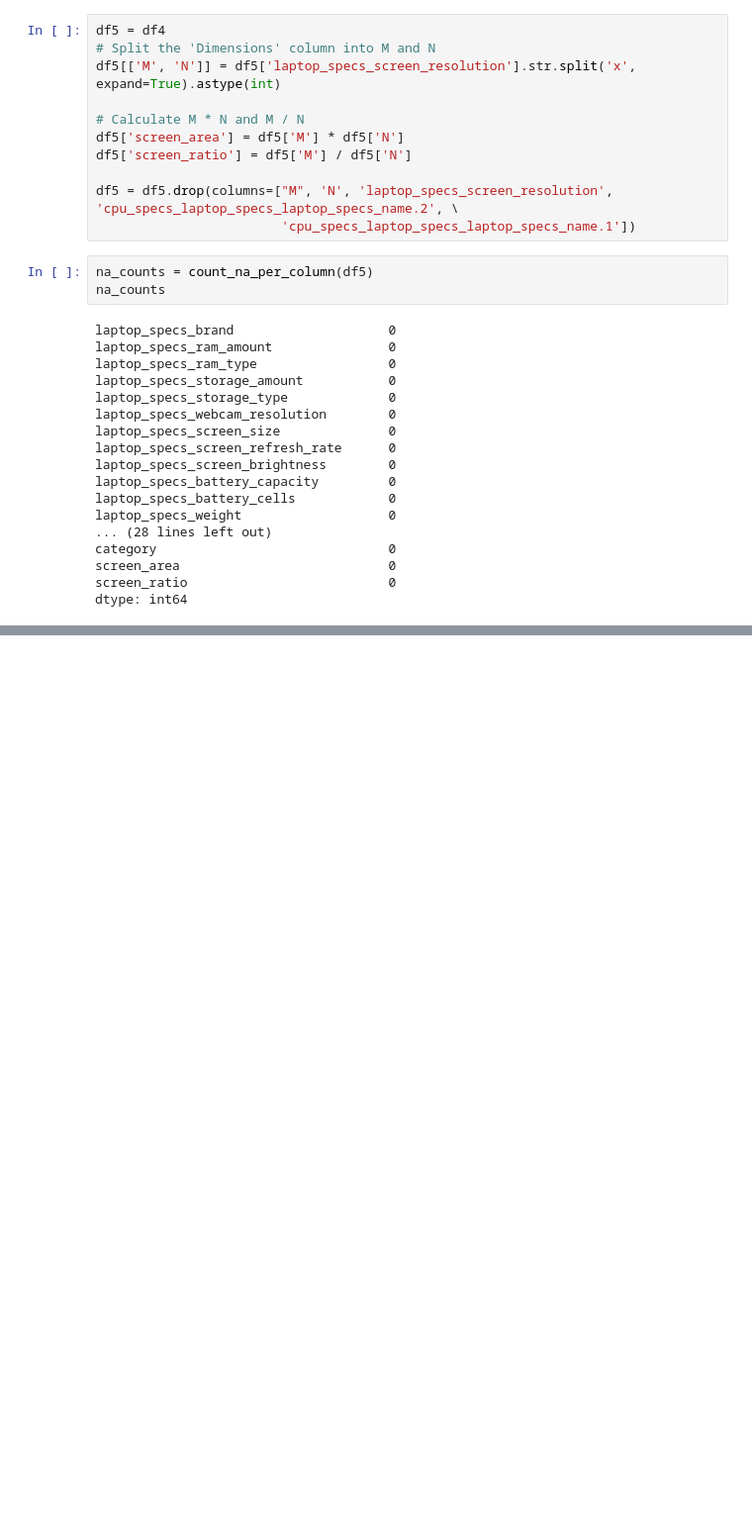
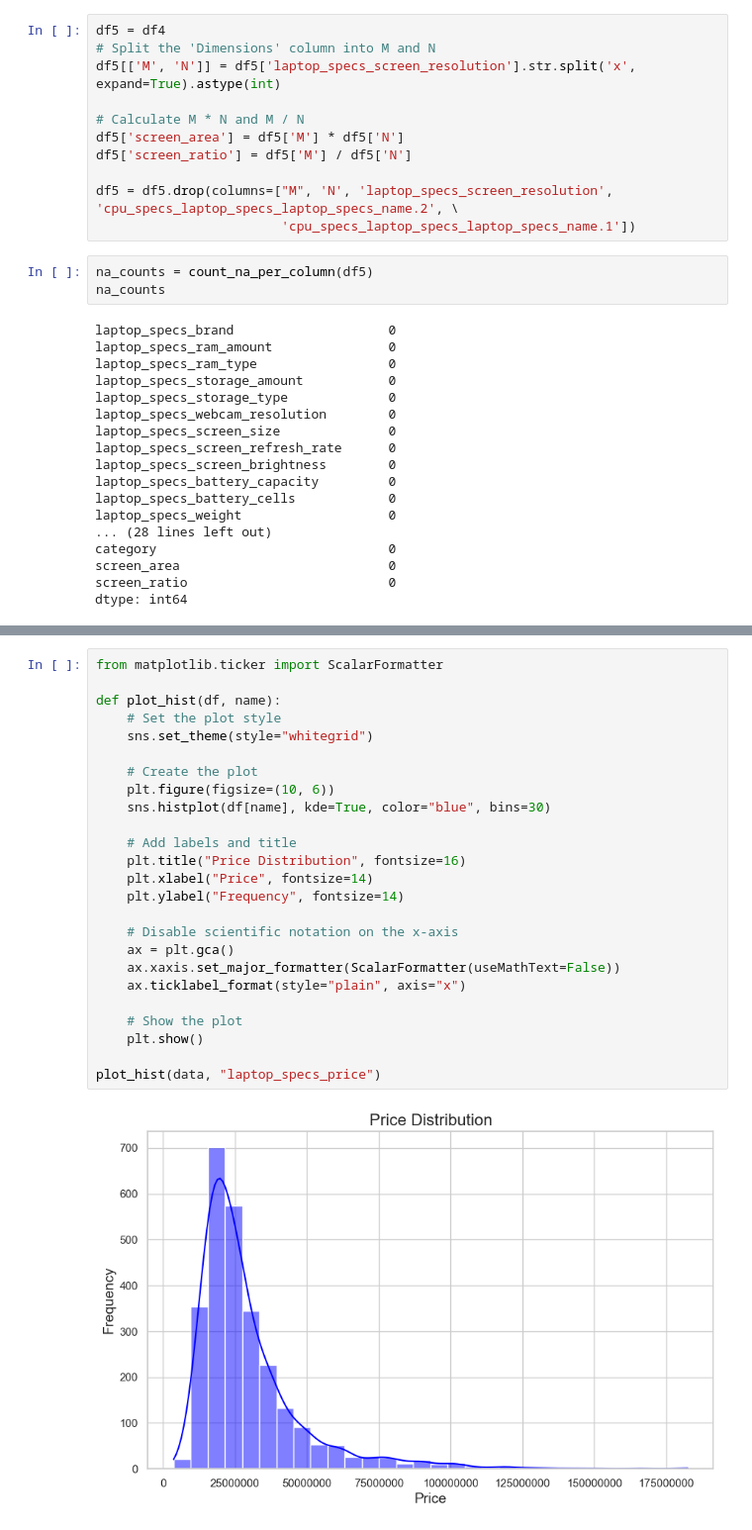
Before and after one commit to auphong2707/laptop-price-prediction-ds-prj, a Jupyter notebook: scraper/data/EDA_pipeline.ipynb, the cells around one changed output, grey strips where cells are left out. Shown at 99% size. Saved outputs shown, nothing was run; the diff lists cells and outputs as text; blank space fills up the shorter version.

```diff
--- a/scraper/data/EDA_pipeline.ipynb
+++ b/scraper/data/EDA_pipeline.ipynb
@@ -282,0 +309,27 @@ df5.to_csv(output_path, index=False)
+# %%
+from matplotlib.ticker import ScalarFormatter
+
+def plot_hist(df, name):
+    # Set the plot style
+    sns.set_theme(style="whitegrid")
+
+    # Create the plot
+    plt.figure(figsize=(10, 6))
+    sns.histplot(df[name], kde=True, color="blue", bins=30)
+
+    # Add labels and title
+    plt.title("Price Distribution", fontsize=16)
+    plt.xlabel("Price", fontsize=14)
+    plt.ylabel("Frequency", fontsize=14)
+
+    # Disable scientific notation on the x-axis
+    ax = plt.gca()
+    ax.xaxis.set_major_formatter(ScalarFormatter(useMathText=False))
+    ax.ticklabel_format(style="plain", axis="x")
+
+    # Show the plot
+    plt.show()
+
+plot_hist(data, "laptop_specs_price")
+# %% [output]
+[figure, added]
```
Also changed, not shown: parts of 11 cells of this notebook, 1 other file.
